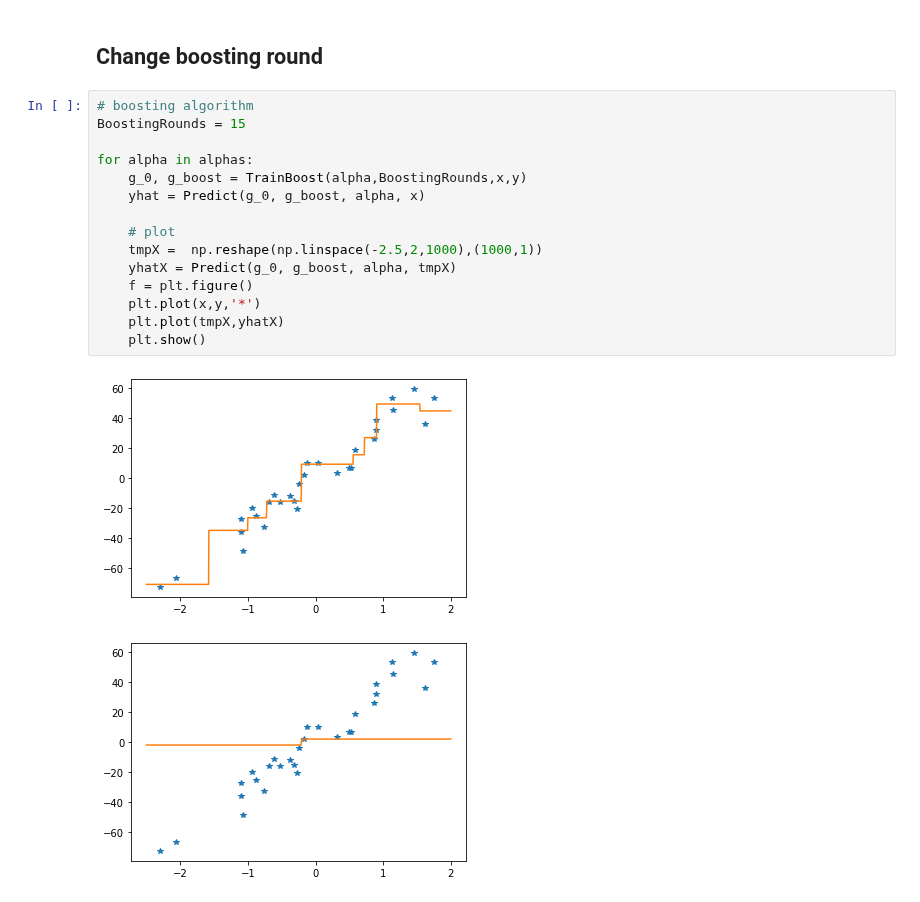
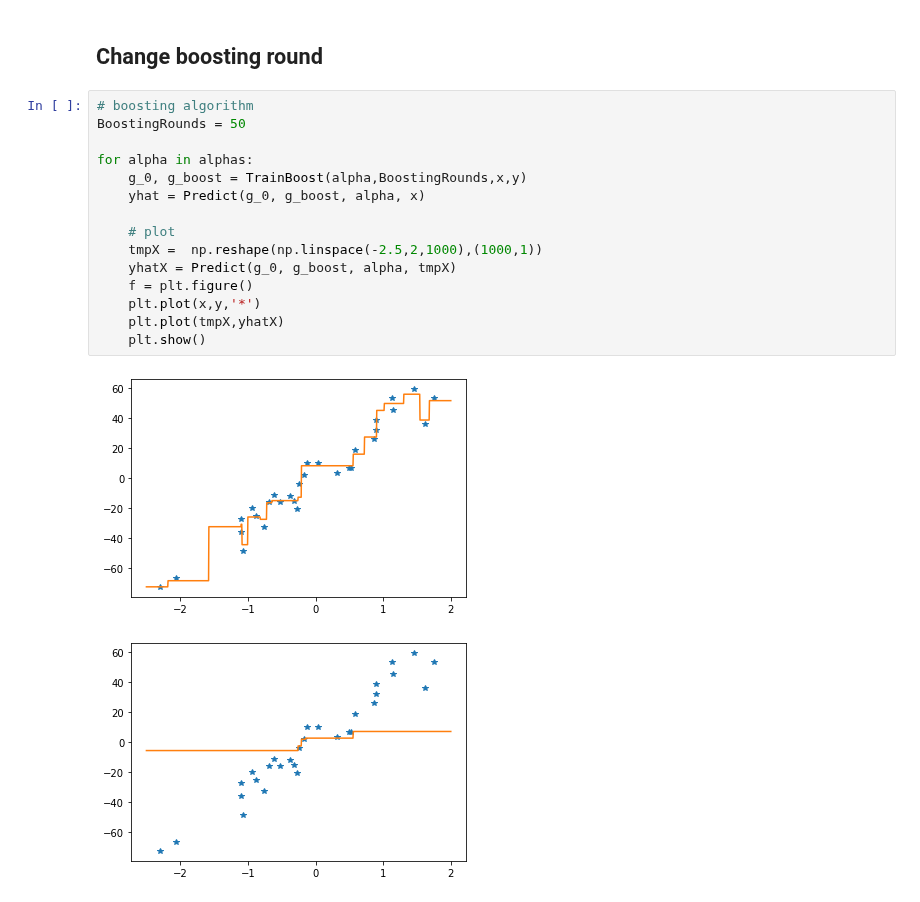
Before and after one commit to gnitnaw/Programs, a Jupyter notebook: Chapter8/RegressionBoosting.ipynb, the cells around one changed output. Saved outputs shown, nothing was run; the diff lists cells and outputs as text.

```diff
--- a/Chapter8/RegressionBoosting.ipynb
+++ b/Chapter8/RegressionBoosting.ipynb
@@ -74,19 +74,19 @@ for alpha in alphas:
 ## Change boosting round
 # %%
 # boosting algorithm
-BoostingRounds = 15
+BoostingRounds = 50
 
 for alpha in alphas:
     g_0, g_boost = TrainBoost(alpha,BoostingRounds,x,y)
     yhat = Predict(g_0, g_boost, alpha, x)
 
     # plot
     tmpX =  np.reshape(np.linspace(-2.5,2,1000),(1000,1))
     yhatX = Predict(g_0, g_boost, alpha, tmpX)
     f = plt.figure()
     plt.plot(x,y,'*')
     plt.plot(tmpX,yhatX)
     plt.show()
 # %% [output]
-[figure, old version]
+[figure, new version]
-[figure, old version]
+[figure, new version]
```
